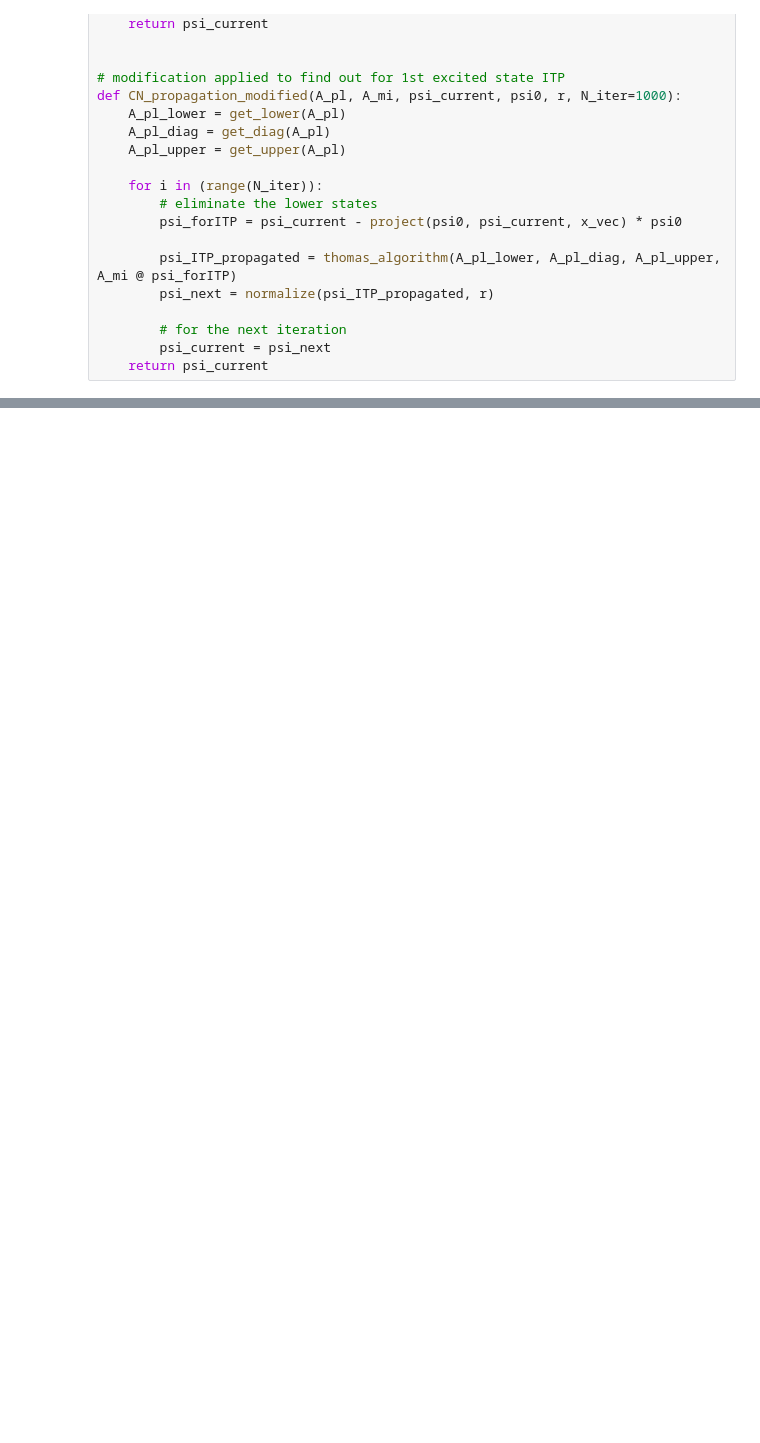
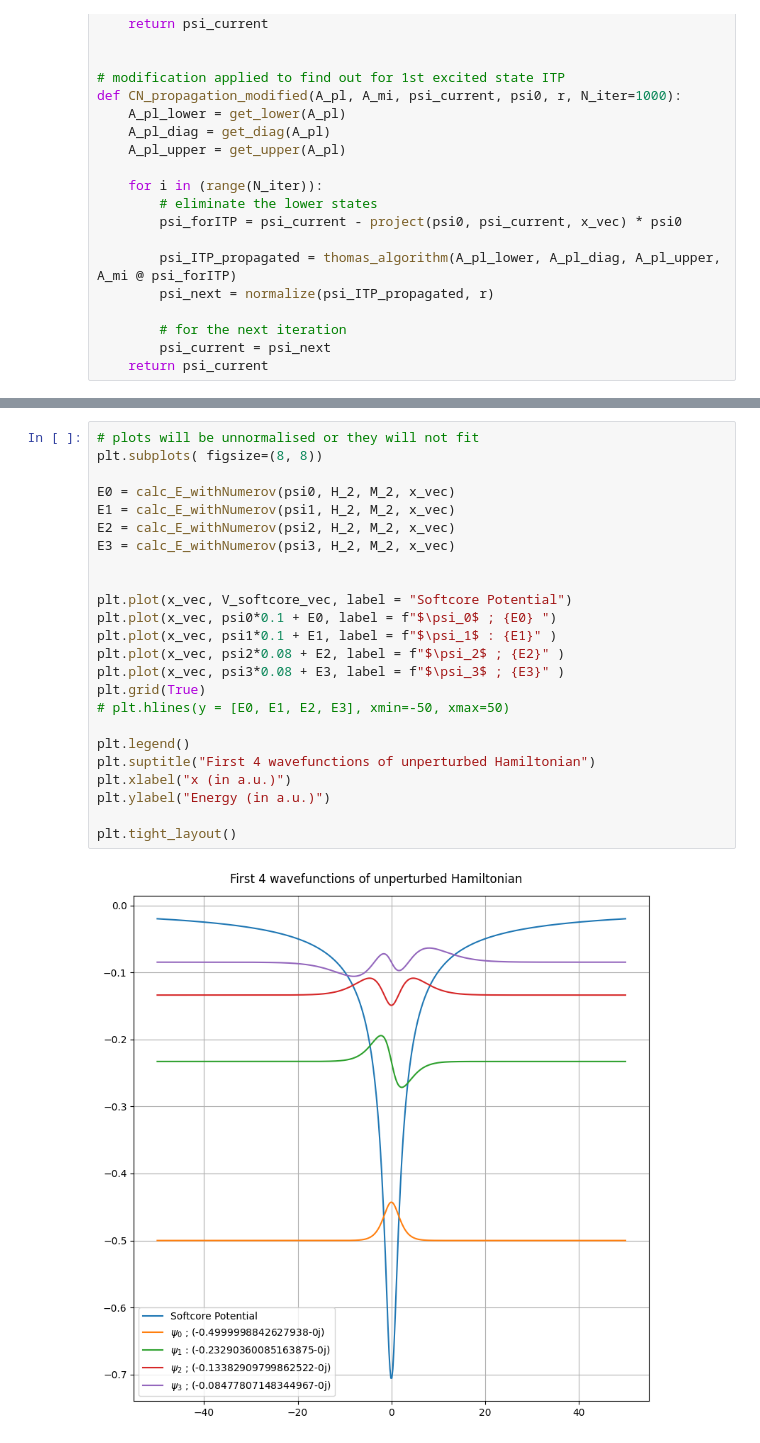
Before and after one commit to SoumyajeetMazumdar/CQMPP, a Jupyter notebook: EXAM/1_unperturbed_excited_states.ipynb, the cells around one changed output, grey strips where cells are left out. Cells and saved outputs as stored; diff of their text form; blank space fills up the shorter version.

Commit message:
Plot style changed, eigenstates in a potential diagram

```diff
--- a/EXAM/1_unperturbed_excited_states.ipynb
+++ b/EXAM/1_unperturbed_excited_states.ipynb
@@ -259,0 +260,26 @@ np.save("psi3.npy", psi3)
+# %%
+# plots will be unnormalised or they will not fit
+plt.subplots( figsize=(8, 8))
+
+E0 = calc_E_withNumerov(psi0, H_2, M_2, x_vec)
+E1 = calc_E_withNumerov(psi1, H_2, M_2, x_vec)
+E2 = calc_E_withNumerov(psi2, H_2, M_2, x_vec)
+E3 = calc_E_withNumerov(psi3, H_2, M_2, x_vec)
+
+
+plt.plot(x_vec, V_softcore_vec, label = "Softcore Potential")
+plt.plot(x_vec, psi0*0.1 + E0, label = f"$\psi_0$ ; {E0} ")
+plt.plot(x_vec, psi1*0.1 + E1, label = f"$\psi_1$ : {E1}" )
+plt.plot(x_vec, psi2*0.08 + E2, label = f"$\psi_2$ ; {E2}" )
+plt.plot(x_vec, psi3*0.08 + E3, label = f"$\psi_3$ ; {E3}" )
+plt.grid(True)
+# plt.hlines(y = [E0, E1, E2, E3], xmin=-50, xmax=50)
+
+plt.legend()
+plt.suptitle("First 4 wavefunctions of unperturbed Hamiltonian")
+plt.xlabel("x (in a.u.)")
+plt.ylabel("Energy (in a.u.)")
+
+plt.tight_layout()
+# %% [output]
+[figure, added]
```
Also changed, not shown: parts of 3 cells of this notebook, 4 other files.
